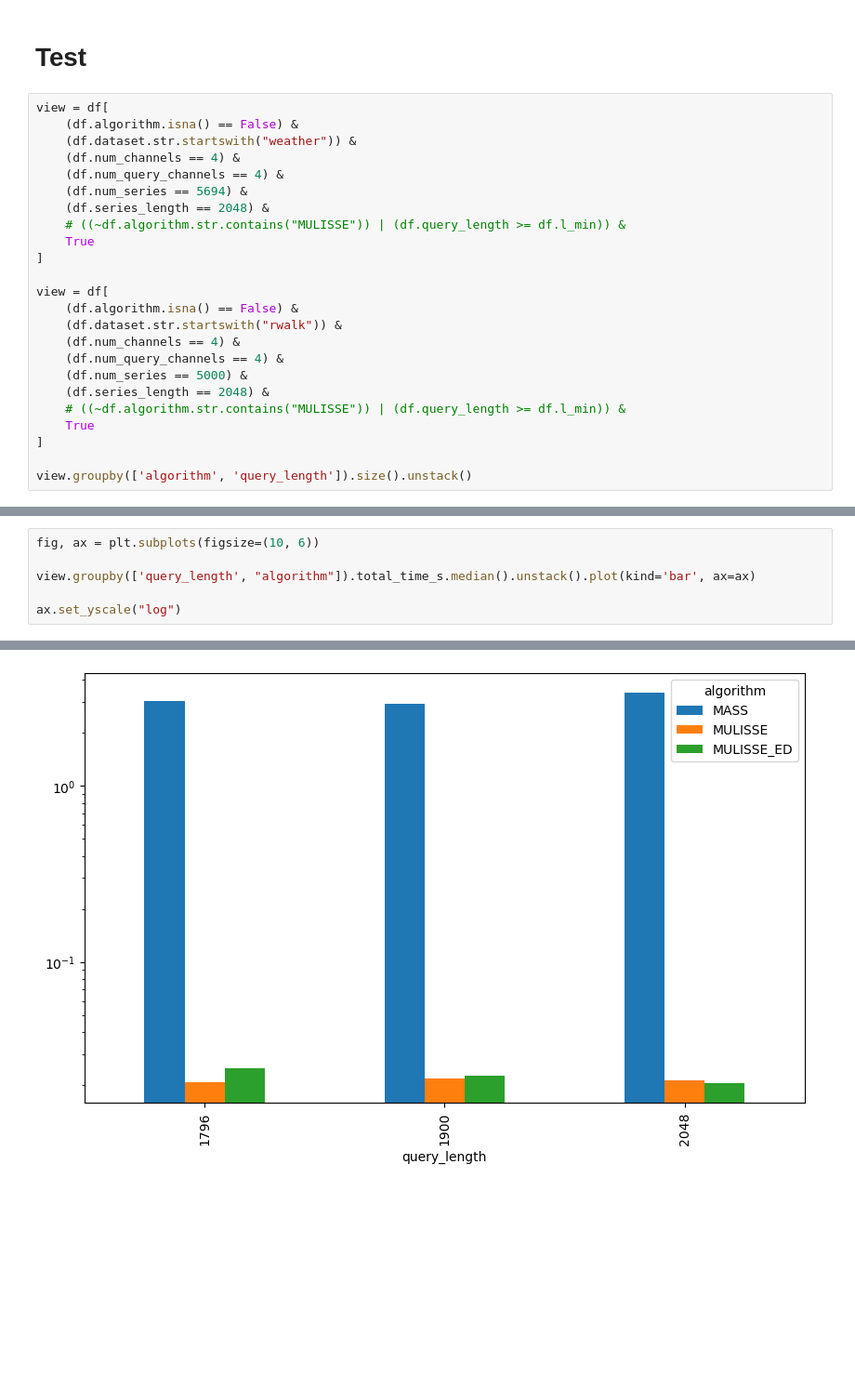
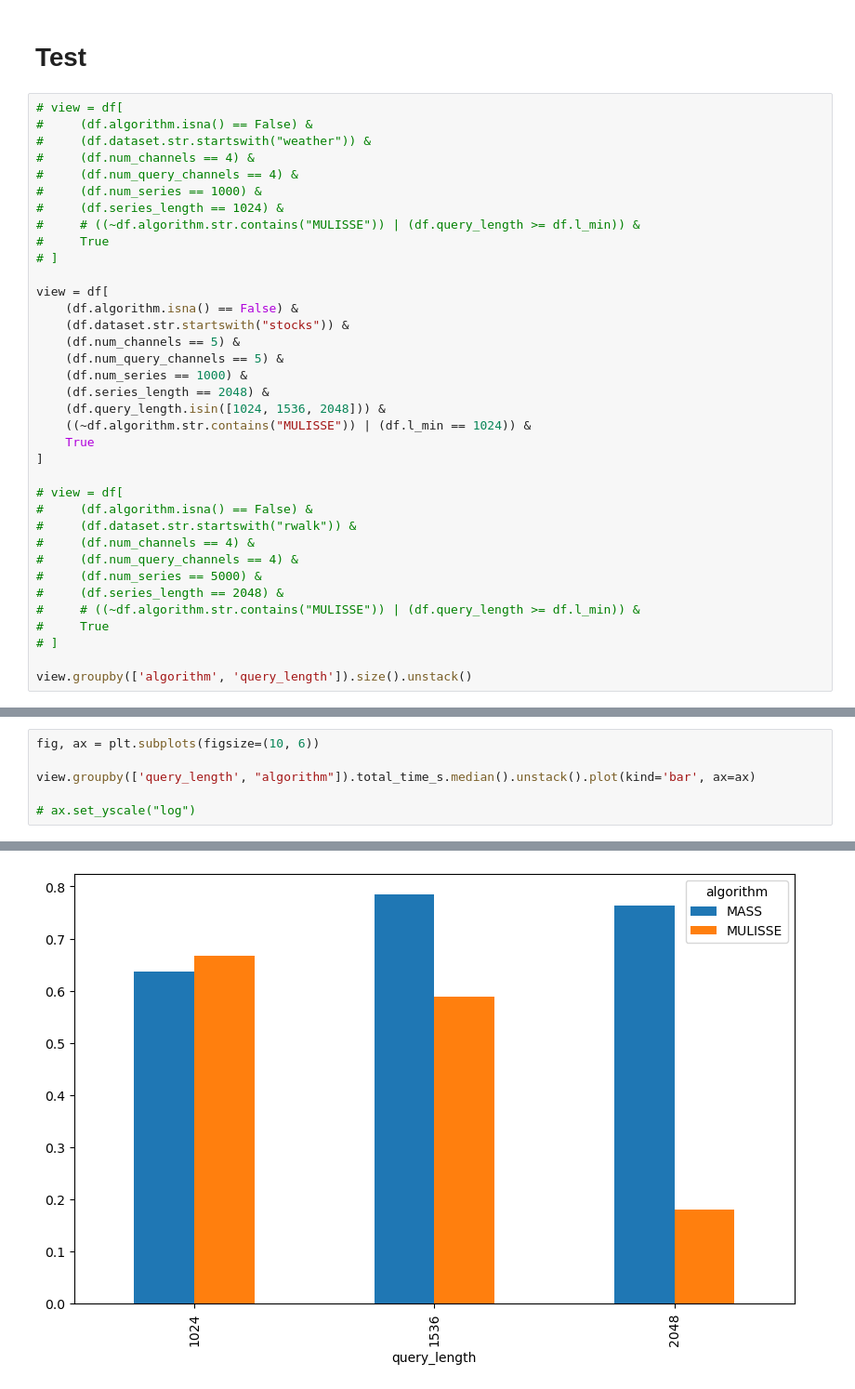
Before and after one commit to BPelokTUE/MULISSE, a Jupyter notebook: analyze/main.ipynb, the cells around one changed output, grey strips where cells are left out. Shown: that part at 93% size. Drawn from its saved outputs; the diff is of its cells as text; blank space fills up the shorter version.

```diff
--- a/analyze/main.ipynb
+++ b/analyze/main.ipynb
@@ -101,27 +102,39 @@ df[['algorithm', 'dataset', 'num_query_channels']]
 # %% [markdown]
 # Test
 # %%
+# view = df[
+#     (df.algorithm.isna() == False) &
+#     (df.dataset.str.startswith("weather")) &
+#     (df.num_channels == 4) &
+#     (df.num_query_channels == 4) &
+#     (df.num_series == 1000) &
+#     (df.series_length == 1024) &
+#     # ((~df.algorithm.str.contains("MULISSE")) | (df.query_length >= df.l_min)) &
+#     True
+# ]
+
 view = df[
     (df.algorithm.isna() == False) &
-    (df.dataset.str.startswith("weather")) &
-    (df.num_channels == 4) &
-    (df.num_query_channels == 4) &
-    (df.num_series == 5694) &
+    (df.dataset.str.startswith("stocks")) &
+    (df.num_channels == 5) &
+    (df.num_query_channels == 5) &
+    (df.num_series == 1000) &
     (df.series_length == 2048) &
-    # ((~df.algorithm.str.contains("MULISSE")) | (df.query_length >= df.l_min)) &
+    (df.query_length.isin([1024, 1536, 2048])) &
+    ((~df.algorithm.str.contains("MULISSE")) | (df.l_min == 1024)) &
     True
 ]
 
-view = df[
-    (df.algorithm.isna() == False) &
-    (df.dataset.str.startswith("rwalk")) &
-    (df.num_channels == 4) &
-    (df.num_query_channels == 4) &
-    (df.num_series == 5000) &
-    (df.series_length == 2048) &
-    # ((~df.algorithm.str.contains("MULISSE")) | (df.query_length >= df.l_min)) &
-    True
-]
+# view = df[
+#     (df.algorithm.isna() == False) &
+#     (df.dataset.str.startswith("rwalk")) &
+#     (df.num_channels == 4) &
+#     (df.num_query_channels == 4) &
+#     (df.num_series == 5000) &
+#     (df.series_length == 2048) &
+#     # ((~df.algorithm.str.contains("MULISSE")) | (df.query_length >= df.l_min)) &
+#     True
+# ]
 
 view.groupby(['algorithm', 'query_length']).size().unstack()
 # %% [output]
@@ -143,5 +154,5 @@ fig, ax = plt.subplots(figsize=(10, 6))
 
 view.groupby(['query_length', "algorithm"]).total_time_s.median().unstack().plot(kind='bar', ax=ax)
 
-ax.set_yscale("log")
+# ax.set_yscale("log")
 # %% [output]
@@ -148,4 +160,4 @@ ax.set_yscale("log")
-[figure, old version]
+[figure, new version]
 # %%
 view.groupby(['algorithm', 'query_length']).num_ts_examined.median().unstack()
 # %% [output]
```
Also changed, not shown: parts of 6 cells of this notebook, 1 other file.
